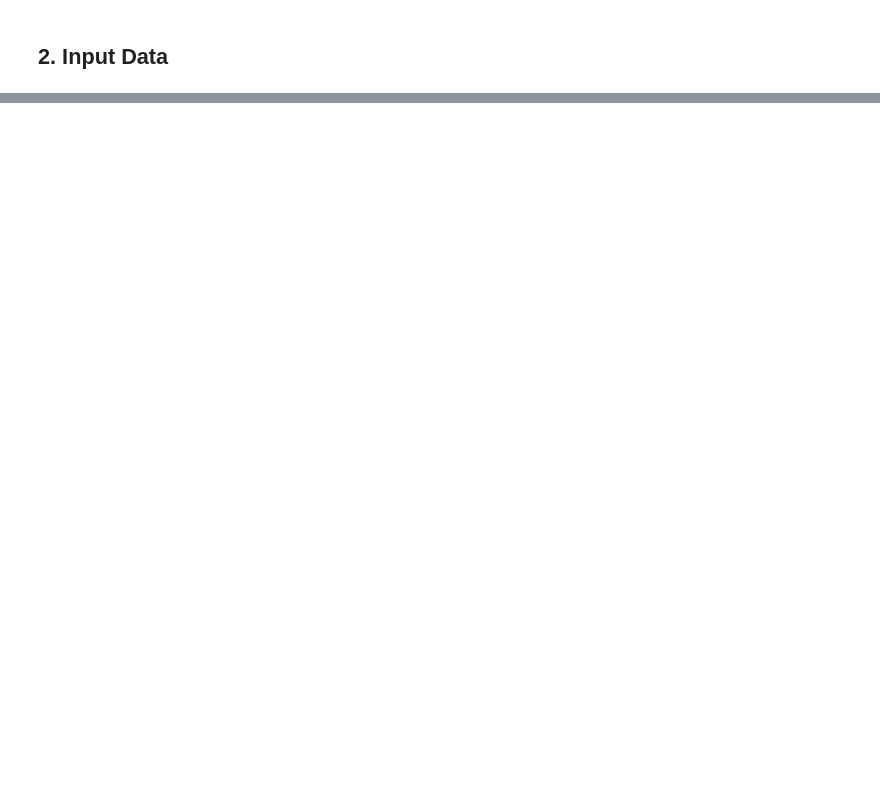
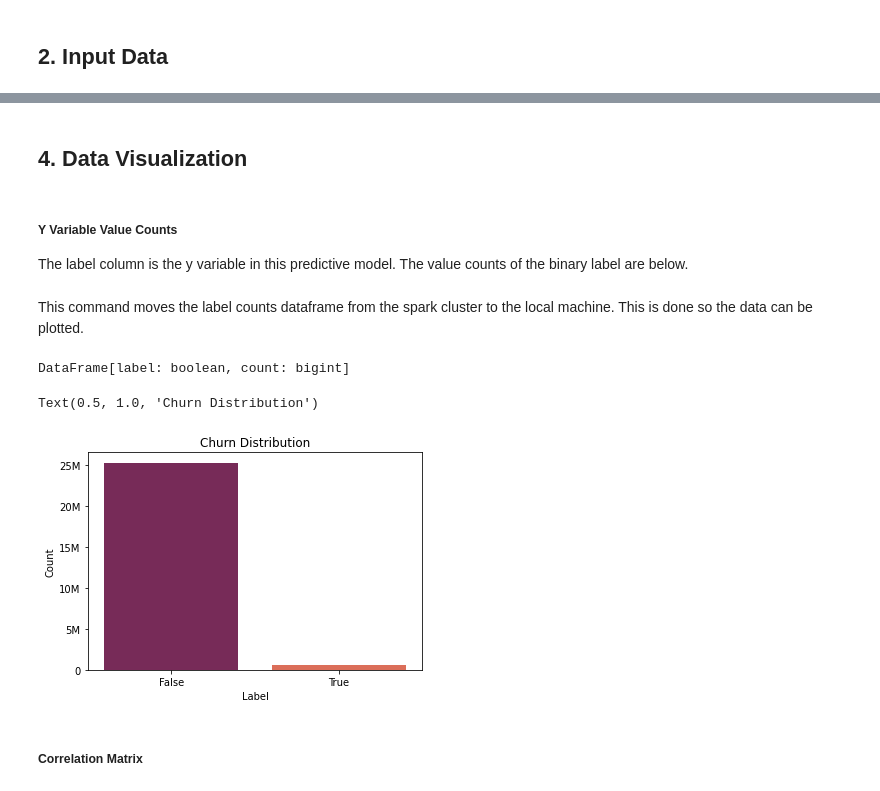
Before and after one commit to jolfr/capstone-03, a Jupyter notebook: notebooks/3-eda/3.2-visualize_dataset.ipynb, the cells around one changed output, grey strips where cells are left out. Saved outputs shown, nothing was run; the diff lists cells and outputs as text; code cells hidden in the pictures; blank space fills up the shorter version.

Commit message:
added final modeling files

```diff
--- a/notebooks/3-eda/3.2-visualize_dataset.ipynb
+++ b/notebooks/3-eda/3.2-visualize_dataset.ipynb
@@ -27,0 +24,3 @@ train = sqlContext.read.format('com.databricks.spark.csv').options(inferschema='
+# %%
+%%spark
+df = spark.read.csv("s3://jolfr-capstone3/clean/mem-features.csv", header=True, inferSchema=True)
@@ -27,0 +61,34 @@ train = sqlContext.read.format('com.databricks.spark.csv').options(inferschema='
+# %% [markdown]
+## 4. Data Visualization
+# %% [markdown]
+##### Y Variable Value Counts
+The label column is the y variable in this predictive model. The value counts of the binary label are below.
+# %%
+%%spark
+import pandas as pd
+label_counts = df.groupBy('label').count().orderBy('count')
+# %% [markdown]
+This command moves the label counts dataframe from the spark cluster to the local machine. This is done so the data can be plotted.
+# %%
+%%spark --output label_counts
+label_counts
+# %% [output]
+DataFrame[label: boolean, count: bigint]
+# %%
+import pandas as pd
+import seaborn as sns
+import matplotlib.pyplot as plt
+import numpy as np
+
+label_counts = pd.DataFrame(label_counts).rename(columns={0:"label", 1:"count"})
+
+sns.barplot(x="label", y="count", data=label_counts, palette="rocket")
+plt.xlabel("Label")
+plt.ylabel("Count")
+plt.yticks([0, 5000000, 10000000, 15000000, 20000000, 25000000], ['0', '5M', '10M', '15M', '20M', '25M'])
+plt.title("Churn Distribution")
+# %% [output]
+Text(0.5, 1.0, 'Churn Distribution')
+[figure, added]
+# %% [markdown]
+##### Correlation Matrix
```
Also changed, not shown: parts of 14 cells of this notebook, 12 other files.
